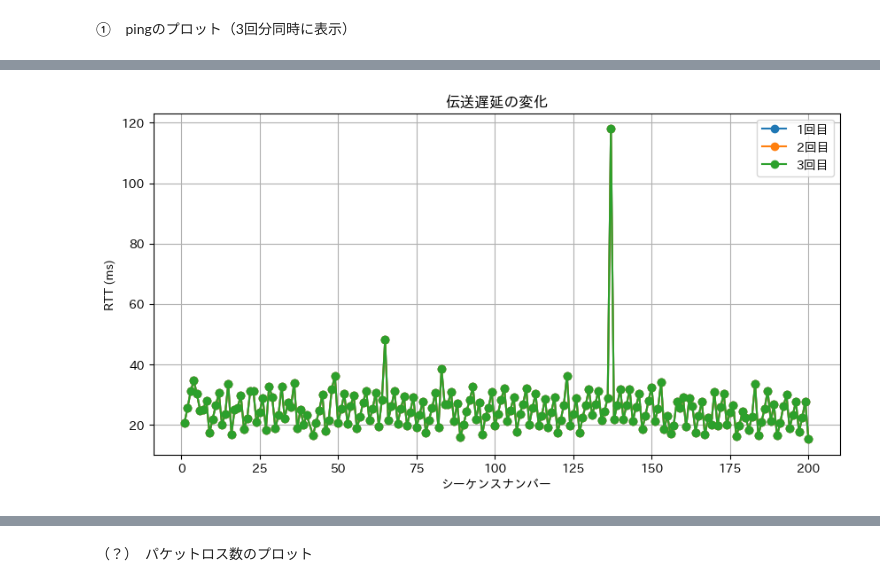
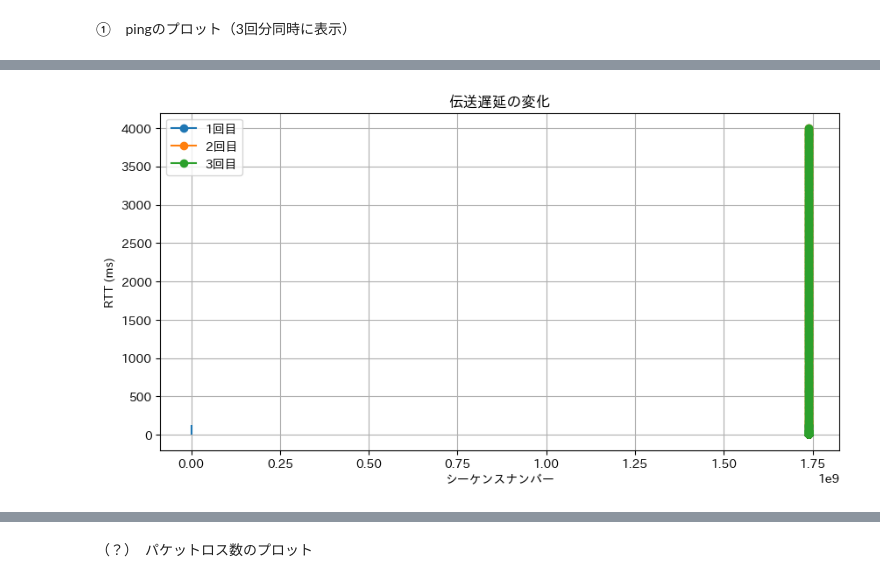
Before and after one commit to taro470/first-Repository, a Jupyter notebook: soturon.ipynb, the cells around one changed output, grey strips where cells are left out. Saved outputs shown, nothing was run; the diff lists cells and outputs as text; code cells hidden in the pictures.

```diff
--- a/soturon.ipynb
+++ b/soturon.ipynb
@@ -20,8 +20,6 @@ Requirement already satisfied: six>=1.5 in /usr/local/lib/python3.11/dist-packag
 # %% [markdown]
 ①　pingのプロット（3回分同時に表示）
 # %%
-!pip install japanize-matplotlib
-
 import matplotlib.pyplot as plt
 import japanize_matplotlib
 
@@ -36,9 +34,9 @@ import json
 
 # グラフに表示するJSONファイルのリスト（ダミーのファイルパスを使用）
 json_files = [
-    "20250114183406_ping.json",  # 1回目のデータ
-    "20250114183406_ping.json",  # 2回目のデータ
-    "20250114183406_ping.json"   # 3回目のデータ
+    "20250205203819_ping.json",  # 1回目のデータ
+    "20250205204050_ping.json",  # 2回目のデータ
+    "20250205204300_ping.json"   # 3回目のデータ
 ]
 
 # ラベルリスト
@@ -52,19 +50,20 @@ for json_file, label in zip(json_files, labels):
     with open(json_file, "r") as file:
         data = json.load(file)
 
-    # responsesからicmp_seqとtime_msを抽出
+    # responsesからtimestampとtime_msを抽出
     responses = data.get("responses", [])
-    icmp_seq = [entry["icmp_seq"] for entry in responses if "icmp_seq" in entry and "time_ms" in entry]
-    time_ms = [entry["time_ms"] for entry in responses if "icmp_seq" in entry and "time_ms" in entry]
+    timestamp = [entry["timestamp"] for entry in responses if "timestamp" in entry and "time_ms" in entry]
+    time_ms = [entry["time_ms"] for entry in responses if "timestamp" in entry and "time_ms" in entry]
 
     # グラフにプロット
-    plt.plot(icmp_seq, time_ms, marker="o", linestyle="-", label=label)
+    plt.plot(timestamp, time_ms, marker="o", linestyle="-", label=label)
 
 # グラフの設定
 plt.title("伝送遅延の変化")
 plt.xlabel("シーケンスナンバー")
 plt.ylabel("RTT (ms)")
 plt.grid(True)
+plt.vlines(130,0,130)
 plt.legend()  # 凡例に日本語フォントを適用
 
 # グラフの表示
@@ -86 +73 @@ Requirement already satisfied: six>=1.5 in /usr/local/lib/python3.11/dist-packag
-[figure, old version]
+[figure, new version]
```
Also changed, not shown: parts of 5 cells of this notebook.
